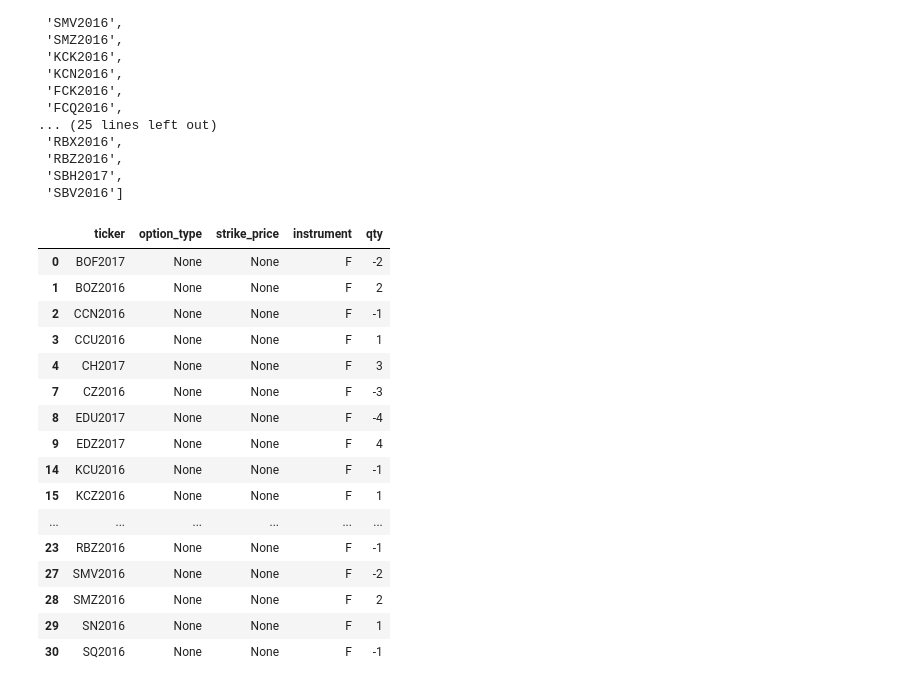
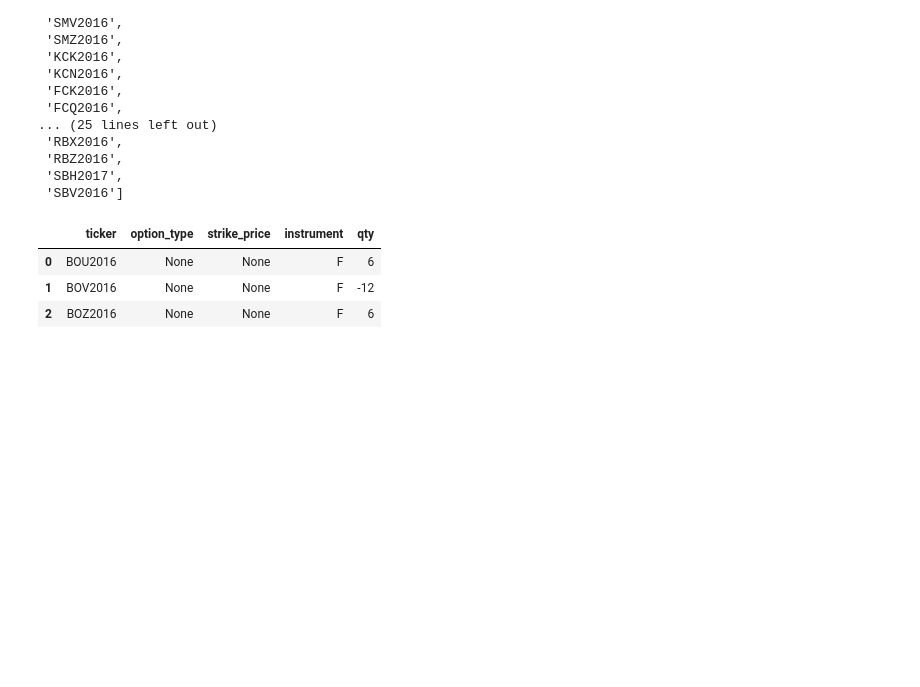
Before and after one commit to d0p34m1n3/repo_barbarossa, a Jupyter notebook: PycharmProjects/ta/trade_helper.ipynb, the cells around one changed output. Drawn from its saved outputs; the diff is of its cells as text; code cells hidden in the pictures; blank space fills up the shorter version.

```diff
--- a/PycharmProjects/ta/trade_helper.ipynb
+++ b/PycharmProjects/ta/trade_helper.ipynb
@@ -151,23 +147,11 @@ wuhu
  'SBV2016']
 # %%
 import ta.strategy as ts
-wuhu = ts.get_net_position_4strategy_alias(alias='spreadCarryJan16')
+import shared.calendar_utilities as cu
+wuhu = ts.get_net_position_4strategy_alias(alias='BOU2016V2016V2016Z2016')
 wuhu
 # %% [output]
 |  | ticker | option_type | strike_price | instrument | qty |
-| 0 | BOF2017 | None | None | F | -2 |
-| 1 | BOZ2016 | None | None | F | 2 |
-| 2 | CCN2016 | None | None | F | -1 |
-| 3 | CCU2016 | None | None | F | 1 |
-| 4 | CH2017 | None | None | F | 3 |
-| 7 | CZ2016 | None | None | F | -3 |
-| 8 | EDU2017 | None | None | F | -4 |
-| 9 | EDZ2017 | None | None | F | 4 |
-| 14 | KCU2016 | None | None | F | -1 |
-| 15 | KCZ2016 | None | None | F | 1 |
-| ... | ... | ... | ... | ... | ... |
-| 23 | RBZ2016 | None | None | F | -1 |
-| 27 | SMV2016 | None | None | F | -2 |
-| 28 | SMZ2016 | None | None | F | 2 |
-| 29 | SN2016 | None | None | F | 1 |
-| 30 | SQ2016 | None | None | F | -1 |
+| 0 | BOU2016 | None | None | F | 6 |
+| 1 | BOV2016 | None | None | F | -12 |
+| 2 | BOZ2016 | None | None | F | 6 |
```
Also changed, not shown: parts of 13 cells of this notebook, 17 other files.
